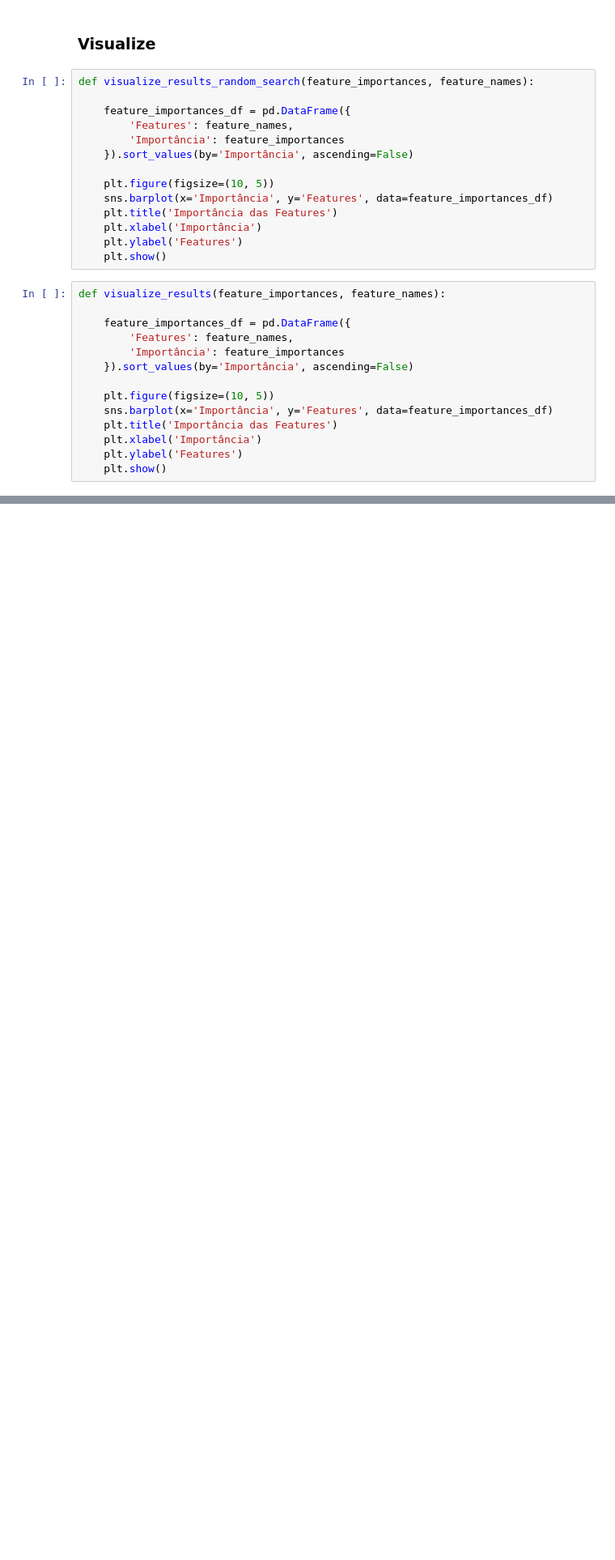
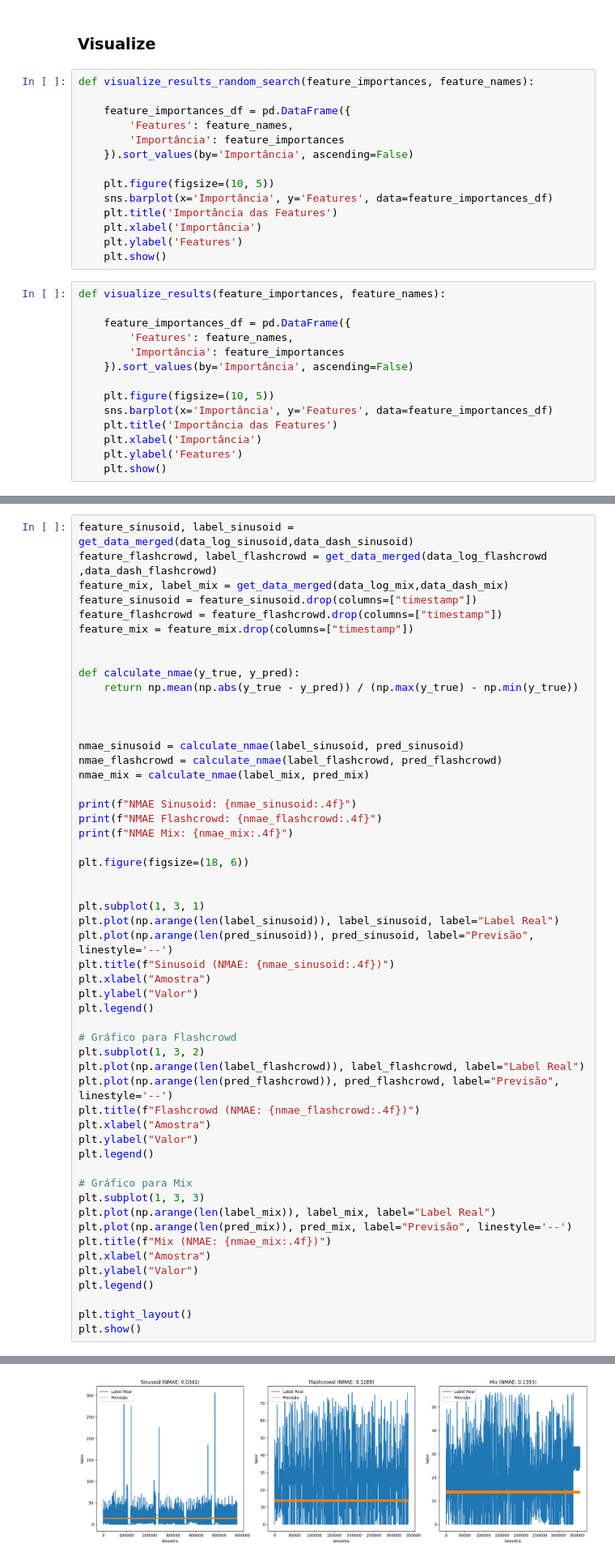
Before and after one commit to lukilme/search-telemetry-service-estimation, a Jupyter notebook: machine_learning.ipynb, the cells around one changed output, grey strips where cells are left out. Shown: that part at 81% size. Drawn from its saved outputs; the diff is of its cells as text; blank space fills up the shorter version.

```diff
--- a/machine_learning.ipynb
+++ b/machine_learning.ipynb
@@ -408,0 +498,54 @@ def visualize_results(feature_importances, feature_names):
+# %%
+feature_sinusoid, label_sinusoid = get_data_merged(data_log_sinusoid,data_dash_sinusoid)
+feature_flashcrowd, label_flashcrowd = get_data_merged(data_log_flashcrowd ,data_dash_flashcrowd)
+feature_mix, label_mix = get_data_merged(data_log_mix,data_dash_mix)
+feature_sinusoid = feature_sinusoid.drop(columns=["timestamp"])
+feature_flashcrowd = feature_flashcrowd.drop(columns=["timestamp"])
+feature_mix = feature_mix.drop(columns=["timestamp"])
+
+
+def calculate_nmae(y_true, y_pred):
+    return np.mean(np.abs(y_true - y_pred)) / (np.max(y_true) - np.min(y_true))
+
+
+
+nmae_sinusoid = calculate_nmae(label_sinusoid, pred_sinusoid)
+nmae_flashcrowd = calculate_nmae(label_flashcrowd, pred_flashcrowd)
+nmae_mix = calculate_nmae(label_mix, pred_mix)
+
+print(f"NMAE Sinusoid: {nmae_sinusoid:.4f}")
+print(f"NMAE Flashcrowd: {nmae_flashcrowd:.4f}")
+print(f"NMAE Mix: {nmae_mix:.4f}")
+
+plt.figure(figsize=(18, 6))
+
+
+plt.subplot(1, 3, 1)
+plt.plot(np.arange(len(label_sinusoid)), label_sinusoid, label="Label Real")
+plt.plot(np.arange(len(pred_sinusoid)), pred_sinusoid, label="Previsão", linestyle='--')
+plt.title(f"Sinusoid (NMAE: {nmae_sinusoid:.4f})")
+plt.xlabel("Amostra")
+plt.ylabel("Valor")
+plt.legend()
+
+# Gráfico para Flashcrowd
+plt.subplot(1, 3, 2)
+plt.plot(np.arange(len(label_flashcrowd)), label_flashcrowd, label="Label Real")
+plt.plot(np.arange(len(pred_flashcrowd)), pred_flashcrowd, label="Previsão", linestyle='--')
+plt.title(f"Flashcrowd (NMAE: {nmae_flashcrowd:.4f})")
+plt.xlabel("Amostra")
+plt.ylabel("Valor")
+plt.legend()
+
+# Gráfico para Mix
+plt.subplot(1, 3, 3)
+plt.plot(np.arange(len(label_mix)), label_mix, label="Label Real")
+plt.plot(np.arange(len(pred_mix)), pred_mix, label="Previsão", linestyle='--')
+plt.title(f"Mix (NMAE: {nmae_mix:.4f})")
+plt.xlabel("Amostra")
+plt.ylabel("Valor")
+plt.legend()
+
+plt.tight_layout()
+plt.show()
+# %% [output]
@@ -408,0 +555 @@ def visualize_results(feature_importances, feature_names):
+[figure, added]
```
Also changed, not shown: parts of 5 cells of this notebook.
